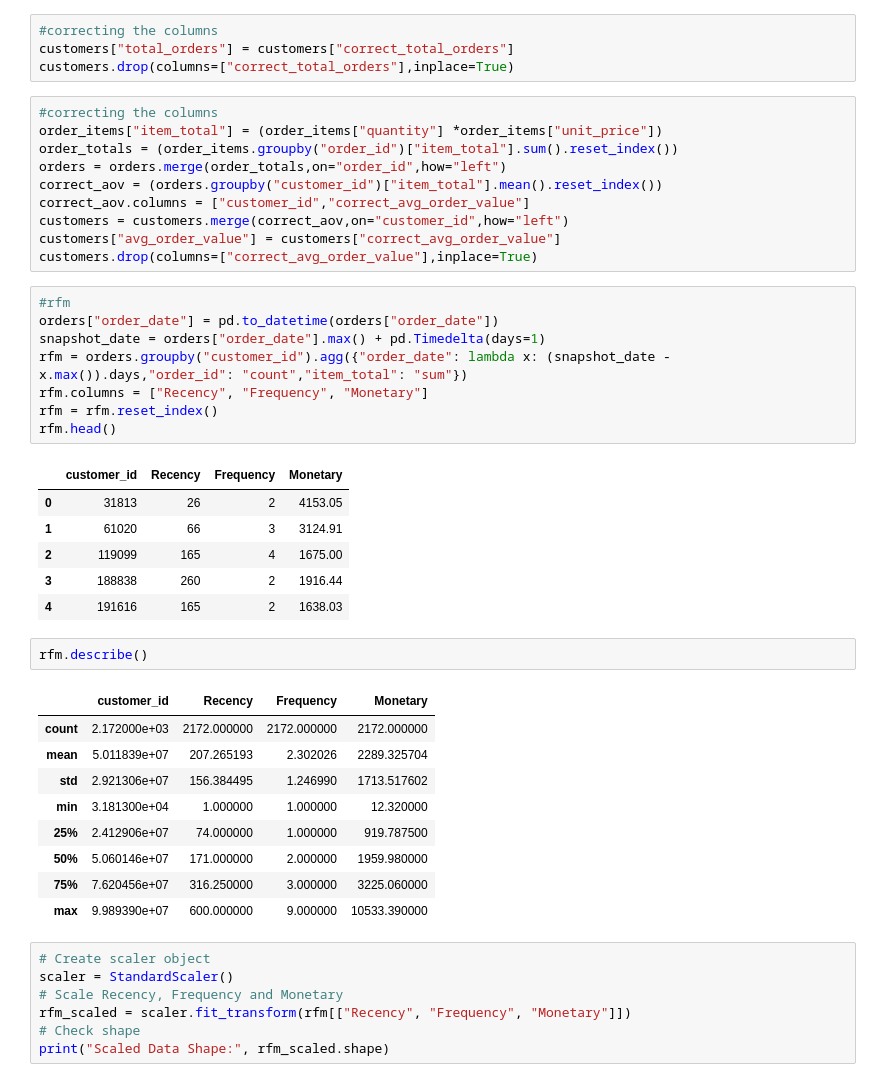
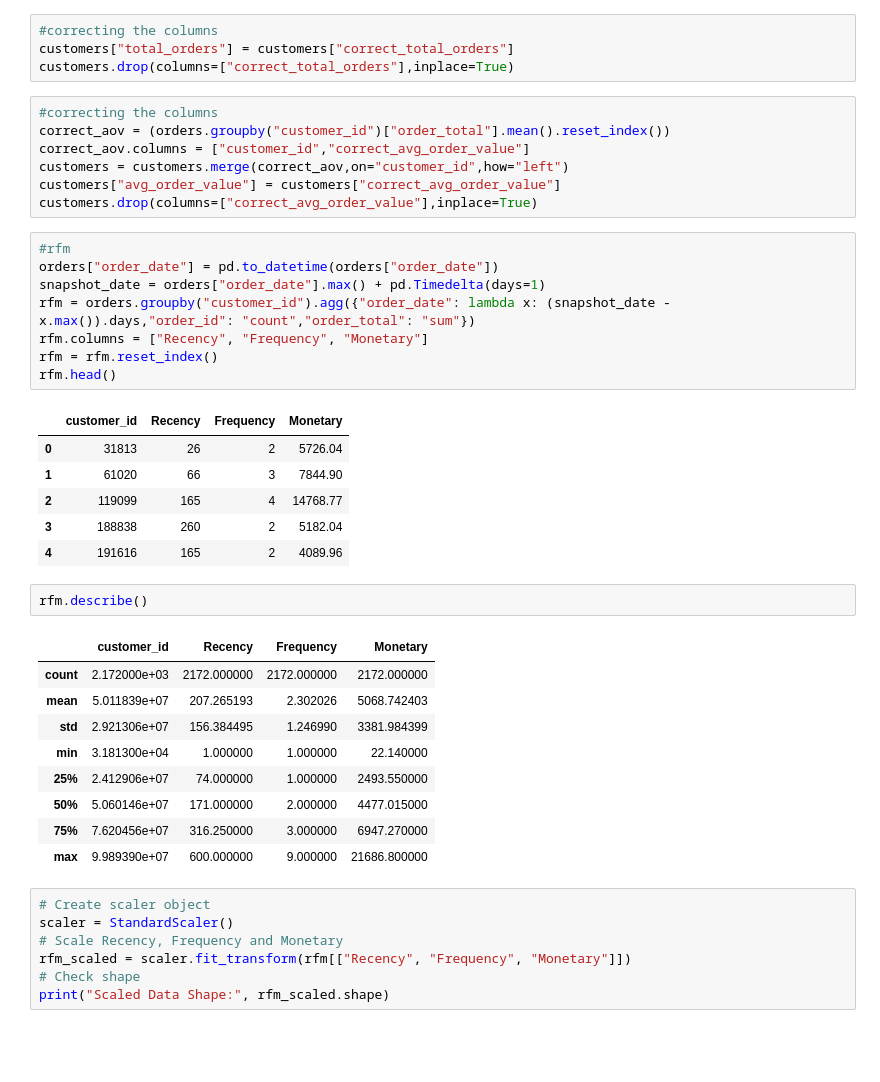
Before and after one commit to shivanikhot022/blinkit_ml, a Jupyter notebook: customer_segmentation.ipynb, the cells around one changed output. Drawn from its saved outputs; the diff is of its cells as text; blank space fills up the shorter version.

```diff
--- a/customer_segmentation.ipynb
+++ b/customer_segmentation.ipynb
@@ -145,10 +126,7 @@ customers["total_orders"] = customers["correct_total_orders"]
 customers.drop(columns=["correct_total_orders"],inplace=True)
 # %%
 #correcting the columns
-order_items["item_total"] = (order_items["quantity"] *order_items["unit_price"])
-order_totals = (order_items.groupby("order_id")["item_total"].sum().reset_index())
-orders = orders.merge(order_totals,on="order_id",how="left")
-correct_aov = (orders.groupby("customer_id")["item_total"].mean().reset_index())
+correct_aov = (orders.groupby("customer_id")["order_total"].mean().reset_index())
 correct_aov.columns = ["customer_id","correct_avg_order_value"]
 customers = customers.merge(correct_aov,on="customer_id",how="left")
 customers["avg_order_value"] = customers["correct_avg_order_value"]
@@ -156,30 +134,30 @@ customers.drop(columns=["correct_avg_order_value"],inplace=True)
 # %%
 #rfm
 orders["order_date"] = pd.to_datetime(orders["order_date"])
 snapshot_date = orders["order_date"].max() + pd.Timedelta(days=1)
-rfm = orders.groupby("customer_id").agg({"order_date": lambda x: (snapshot_date - x.max()).days,"order_id": "count","item_total": "sum"})
+rfm = orders.groupby("customer_id").agg({"order_date": lambda x: (snapshot_date - x.max()).days,"order_id": "count","order_total": "sum"})
 rfm.columns = ["Recency", "Frequency", "Monetary"]
 rfm = rfm.reset_index()
 rfm.head()
 # %% [output]
 |  | customer_id | Recency | Frequency | Monetary |
-| 0 | 31813 | 26 | 2 | 4153.05 |
-| 1 | 61020 | 66 | 3 | 3124.91 |
-| 2 | 119099 | 165 | 4 | 1675.00 |
-| 3 | 188838 | 260 | 2 | 1916.44 |
-| 4 | 191616 | 165 | 2 | 1638.03 |
+| 0 | 31813 | 26 | 2 | 5726.04 |
+| 1 | 61020 | 66 | 3 | 7844.90 |
+| 2 | 119099 | 165 | 4 | 14768.77 |
+| 3 | 188838 | 260 | 2 | 5182.04 |
+| 4 | 191616 | 165 | 2 | 4089.96 |
 # %%
 rfm.describe()
 # %% [output]
 |  | customer_id | Recency | Frequency | Monetary |
 | count | 2.172000e+03 | 2172.000000 | 2172.000000 | 2172.000000 |
-| mean | 5.011839e+07 | 207.265193 | 2.302026 | 2289.325704 |
-| std | 2.921306e+07 | 156.384495 | 1.246990 | 1713.517602 |
-| min | 3.181300e+04 | 1.000000 | 1.000000 | 12.320000 |
-| 25% | 2.412906e+07 | 74.000000 | 1.000000 | 919.787500 |
-| 50% | 5.060146e+07 | 171.000000 | 2.000000 | 1959.980000 |
-| 75% | 7.620456e+07 | 316.250000 | 3.000000 | 3225.060000 |
-| max | 9.989390e+07 | 600.000000 | 9.000000 | 10533.390000 |
+| mean | 5.011839e+07 | 207.265193 | 2.302026 | 5068.742403 |
+| std | 2.921306e+07 | 156.384495 | 1.246990 | 3381.984399 |
+| min | 3.181300e+04 | 1.000000 | 1.000000 | 22.140000 |
+| 25% | 2.412906e+07 | 74.000000 | 1.000000 | 2493.550000 |
+| 50% | 5.060146e+07 | 171.000000 | 2.000000 | 4477.015000 |
+| 75% | 7.620456e+07 | 316.250000 | 3.000000 | 6947.270000 |
+| max | 9.989390e+07 | 600.000000 | 9.000000 | 21686.800000 |
 # %%
 # Create scaler object
 scaler = StandardScaler()
```
Also changed, not shown: parts of 14 cells of this notebook, 6 other files.
